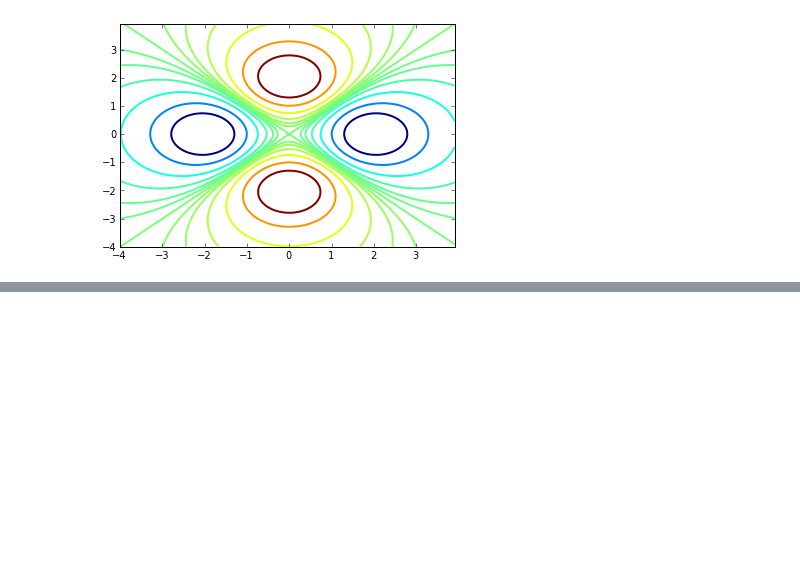
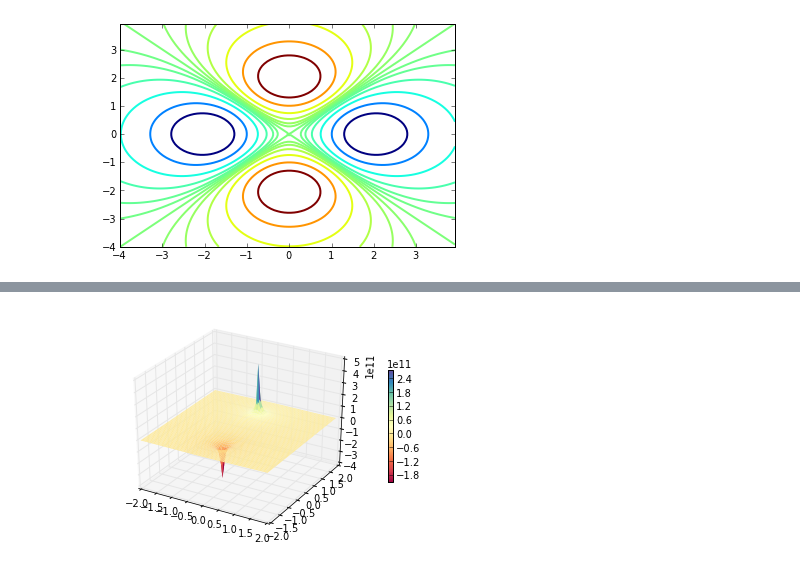
Before and after one commit to bhnorris/PHYS202-S13, a Jupyter notebook: Week4/3DplottingExercises.ipynb, the cells around one changed output, grey strips where cells are left out. Cells and saved outputs as stored; diff of their text form; code cells hidden in the pictures; blank space fills up the shorter version.

Commit message:
3d plotting exercises update

```diff
--- a/Week4/3DplottingExercises.ipynb
+++ b/Week4/3DplottingExercises.ipynb
@@ -94,0 +101,7 @@ contour(X,Y,V,levels,linewidths = 2, cmap=cm.jet)
+# %%
+x = 1.; y = 1.
+V11 = pointPotential(x,y,1e-9,0.,0.)
+print V11
+x,y = meshgrid(arange(-2.,2.,0.06),arange(-2.,2.,0.06))
+Vxy = pointPotential(x,y,1e-9,0.,0.)
+print Vxy
@@ -94,0 +123,18 @@ contour(X,Y,V,levels,linewidths = 2, cmap=cm.jet)
+# %%
+def dipolePotential(x,y,q,d):
+    k = 8.99e9
+    V = (k * q) / (sqrt(x**2 + (y - d)**2)) - (k * q) / (sqrt(x**2 + (y + d)**2))
+    return V
+# %%
+dx, dy = .06, .06
+x = arange(-2, 2, dx)
+y = arange(-2, 2, dy)
+X,Y = meshgrid(x,y)
+V =  dipolePotential(X,Y,1,1)
+from mpl_toolkits.mplot3d import Axes3D
+fig = figure()
+ax = fig.gca(projection = '3d')
+p = ax.plot_surface(X, Y, V, rstride = 1, cstride = 1, lw= 0, cmap= cm.Spectral)
+cb = fig.colorbar(p, shrink= .5)
+# %% [output]
+[figure, added]
```
Also changed, not shown: parts of 3 cells of this notebook.
